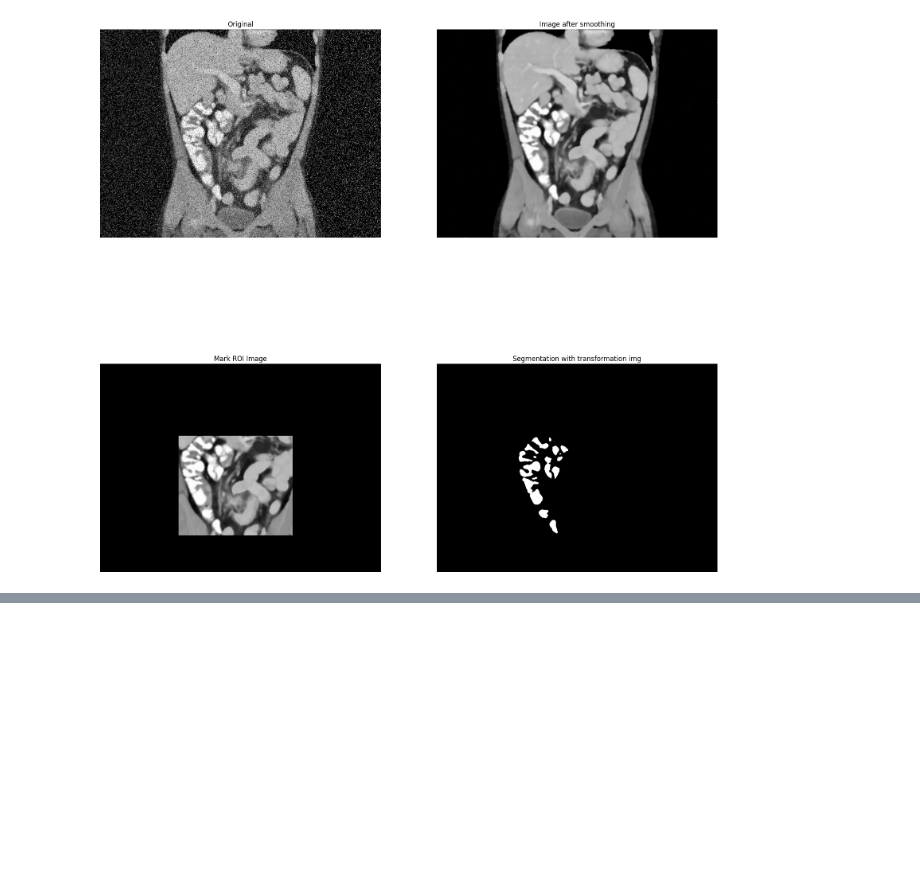
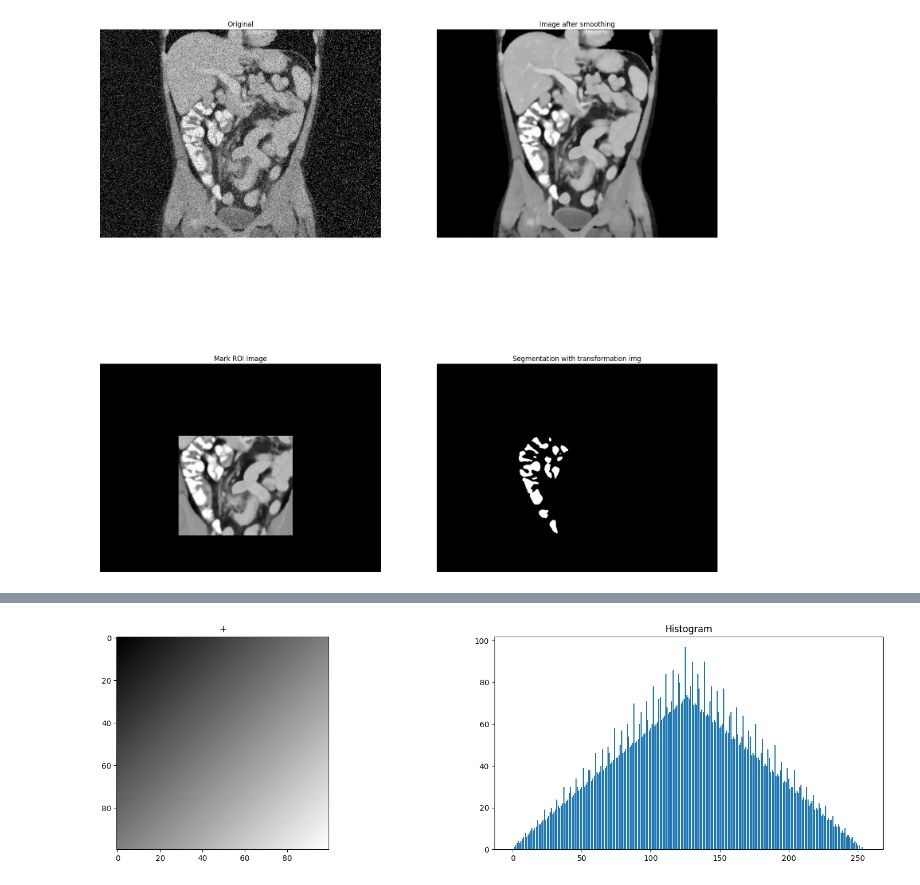
Before and after one commit to jirayuwat12/2110431-Intro-Digital-Imaging, a Jupyter notebook: Homework 1/homework1.ipynb, the cells around one changed output, grey strips where cells are left out. Cells and saved outputs as stored; diff of their text form; code cells hidden in the pictures; blank space fills up the shorter version.

```diff
--- a/Homework 1/homework1.ipynb
+++ b/Homework 1/homework1.ipynb
@@ -208,0 +241,17 @@ homework1_4(img14)
+# %%
+'''
+f(x,y) + g(x,y)
+'''
+
+def op(img1, img2, operator):
+    ret = cv2.cvtColor(img1, cv2.COLOR_GRAY2BGR)[:, :, 0]
+    img2 += 1
+    for i in range(IMAGE_SIZE[0]):
+        for j in range(IMAGE_SIZE[1]):
+            ret[i][j] = max(min(operator(float(img1[i][j]), img2[i][j]), 255), 0)
+
+    return ret
+
+show_hist(op(F, G, lambda x,y : x+y), '+')
+# %% [output]
+[figure, added]
```
Also changed, not shown: parts of 5 cells of this notebook, 48 other files.
